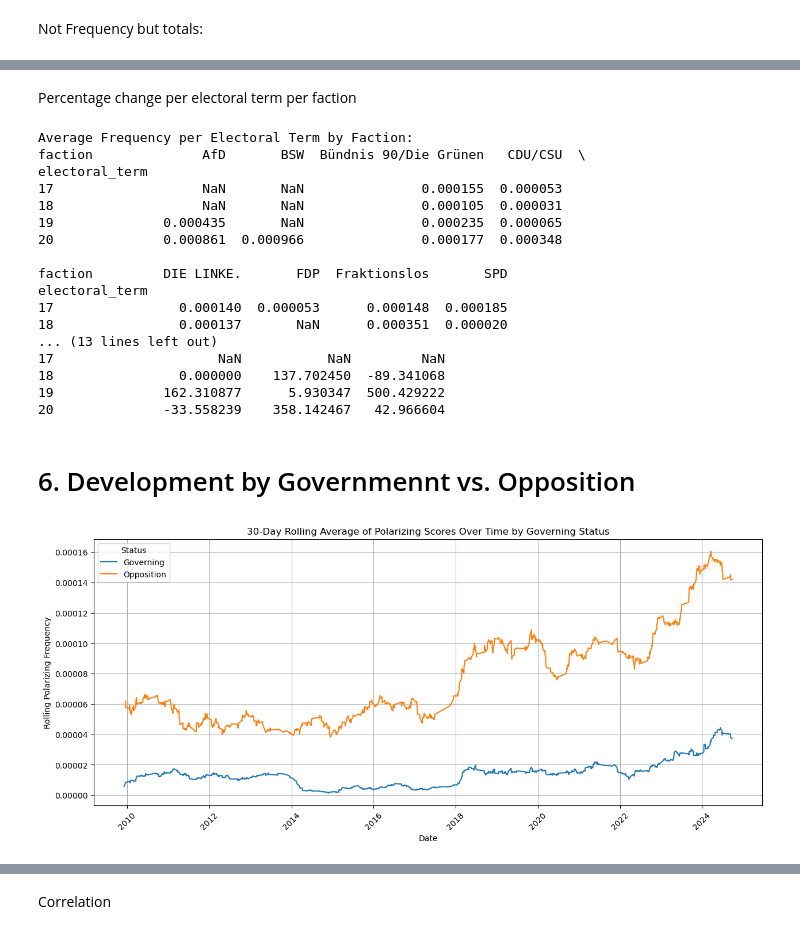
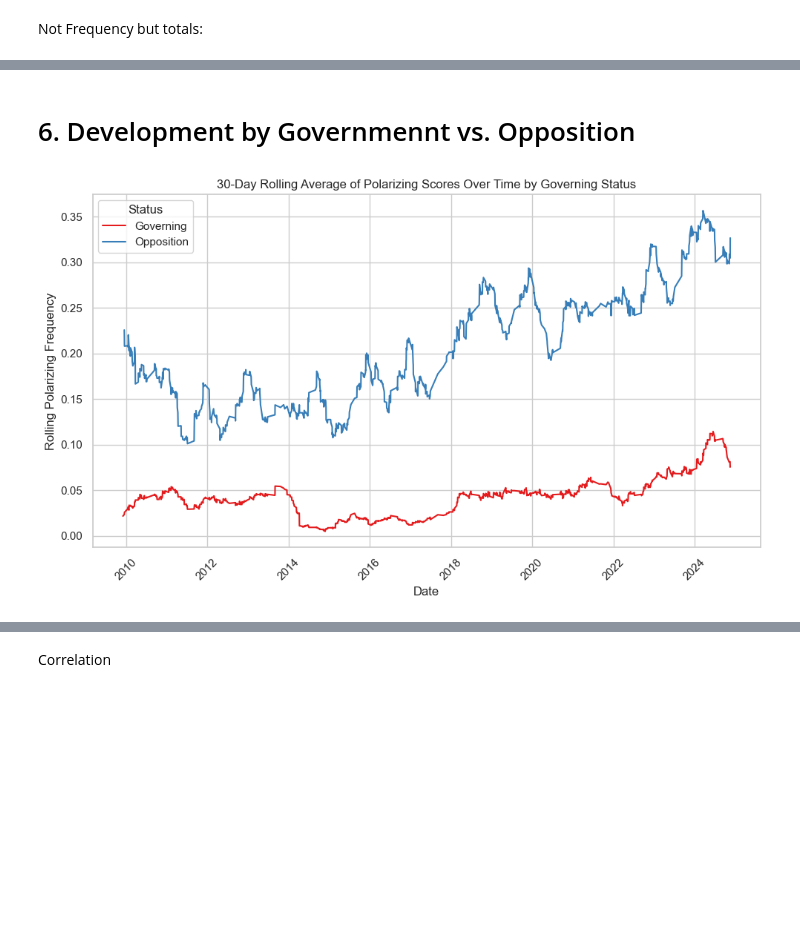
Before and after one commit to committopush/Thesis, a Jupyter notebook: RQ1_Developments.ipynb, the cells around one changed output, grey strips where cells are left out. Cells and saved outputs as stored; diff of their text form; code cells hidden in the pictures; blank space fills up the shorter version.

```diff
--- a/RQ1_Developments.ipynb
+++ b/RQ1_Developments.ipynb
@@ -45,6 +108,8 @@ monthly_grouped['polarizing']= monthly_grouped['polarizing'].astype('int')
 monthly_grouped = monthly_grouped.reset_index()
 monthly_grouped['month_year'] = monthly_grouped['month_year'].dt.to_timestamp()
 
+sns.set(style='whitegrid')
+sns.set_palette('Set1')
 # Plotting using seaborn for a cleaner and prettier output
 plt.figure(figsize=(15, 6))
 sns.lineplot(x='month_year', y='polarizing', data=monthly_grouped)
@@ -138,15 +203,18 @@ top_5_days
 daily_grouped = final_df.groupby('date').agg({'polarizing': 'sum'})
 
 # Applying a 30-day rolling average for smoothing
-daily_grouped['rolling_totals'] = daily_grouped['polarizing'].rolling(window=30, min_periods=1).mean()
+daily_grouped['rolling_totals'] = daily_grouped['polarizing'].rolling(window=30, min_periods=10).mean()
 
 # Resetting index for plotting
 daily_grouped = daily_grouped.reset_index()
 
+sns.set(style='whitegrid')
+sns.set_palette('Set1')
+
 # Plotting using seaborn for a cleaner and prettier output with rolling average
 plt.figure(figsize=(15, 6))
-sns.lineplot(x='date', y='rolling_totals', data=daily_grouped)
-plt.title('Rolling Average of Polarizing Scores Over Time')
+sns.lineplot(x='date', y='rolling_totals', data=daily_grouped, color='blue')
+plt.title('30-Day Rolling Average of Polarizing Scores Over Time')
 plt.xlabel('Date')
 plt.ylabel('Rolling Polarizing Scores')
 plt.xticks(rotation=45)
@@ -636,42 +1369,3 @@ plt.show()
-# %% [markdown]
-Percentage change per electoral term per faction
-# %%
-final_df['speech_length'].replace(0, np.nan, inplace=True)  # Replace 0 with NaN to avoid division by zero
-
-# Perform the division safely
-final_df['frequency'] = final_df['polarizing'] / final_df['speech_length']
-
-# Fill NaN values in 'frequency' if there were any zeros in 'speech_length'
-final_df['frequency'].fillna(0, inplace=True)  # Assuming you want to treat these as zero frequency
-
-# Continue with your grouping and calculations
-avg_freq_per_term_faction = final_df.groupby(['electoral_term', 'faction'])['frequency'].mean().reset_index()
-pivot_avg_freq_faction = avg_freq_per_term_faction.pivot(index='electoral_term', columns='faction', values='frequency')
-percentage_change_faction = pivot_avg_freq_faction.pct_change() * 100
-
-# Display the result
-print("Average Frequency per Electoral Term by Faction:")
-print(pivot_avg_freq_faction)
-print("\nPercentage Change from Previous Electoral Term:")
-print(percentage_change_faction)
-# %% [output]
-Average Frequency per Electoral Term by Faction:
-faction              AfD       BSW  Bündnis 90/Die Grünen   CDU/CSU  \
-electoral_term
-17                   NaN       NaN               0.000155  0.000053
-18                   NaN       NaN               0.000105  0.000031
-19              0.000435       NaN               0.000235  0.000065
-20              0.000861  0.000966               0.000177  0.000348
-
-faction         DIE LINKE.       FDP  Fraktionslos       SPD
-electoral_term
-17                0.000140  0.000053      0.000148  0.000185
-18                0.000137       NaN      0.000351  0.000020
-... (13 lines left out)
-17                     NaN           NaN         NaN
-18                0.000000    137.702450  -89.341068
-19              162.310877      5.930347  500.429222
-20              -33.558239    358.142467   42.966604
 # %% [markdown]
 # 6. Development by Governmennt vs. Opposition
 # %%
@@ -686,36 +1380,39 @@ regierung_mapping = {
 
 # Function to assign 'Governing' or 'Opposition' status based on the mapping
 def map_governing_faction(row):
     governing_factions = regierung_mapping.get(row['electoral_term'], [])
     return 'Governing' if row['faction'] in governing_factions else 'Opposition'
 
 # Apply the function to create a new 'status' column in final_df
 final_df['status'] = final_df.apply(map_governing_faction, axis=1)
 
 # Group by 'date' and 'status', then calculate the polarizing frequency
-grouped_by_status = final_df.groupby(['date', 'status']).agg({
+grouped_by_status = final_df.groupby(['electoral_term','date', 'status']).agg({
     'polarizing': 'sum',
-    'speech_length': 'sum'
+    'id': 'count'
 })
-grouped_by_status['frequency'] = grouped_by_status['polarizing'] / grouped_by_status['speech_length']
+grouped_by_status['frequency'] = grouped_by_status['polarizing'] / grouped_by_status['id']
 
 # Reset index for plotting
 grouped_by_status = grouped_by_status.reset_index()
 grouped_by_status['date'] = pd.to_datetime(grouped_by_status['date'])
 
 # Applying a 30-day rolling average for smoothing, grouped by status
 grouped_by_status['rolling_frequency_30'] = grouped_by_status.groupby('status')['frequency'].transform(lambda x: x.rolling(window=30, min_periods=10).mean())
 
 # Plotting the rolling average of polarizing frequency by governing status over time
-plt.figure(figsize=(15, 6))
+plt.figure(figsize=(10, 6))
 sns.lineplot(x='date', y='rolling_frequency_30', hue='status', data=grouped_by_status)
 plt.title('30-Day Rolling Average of Polarizing Scores Over Time by Governing Status')
 plt.xlabel('Date')
 plt.ylabel('Rolling Polarizing Frequency')
 plt.xticks(rotation=45)
 plt.legend(title='Status')
 plt.grid(True)
+
+plt.tight_layout()
+plt.savefig('rolling_frequency_by_governing_status.png')
 plt.show()
 # %% [output]
-[figure, old version]
+[figure, new version]
 # %%
```
Also changed, not shown: parts of 76 cells of this notebook, 2 other files.
